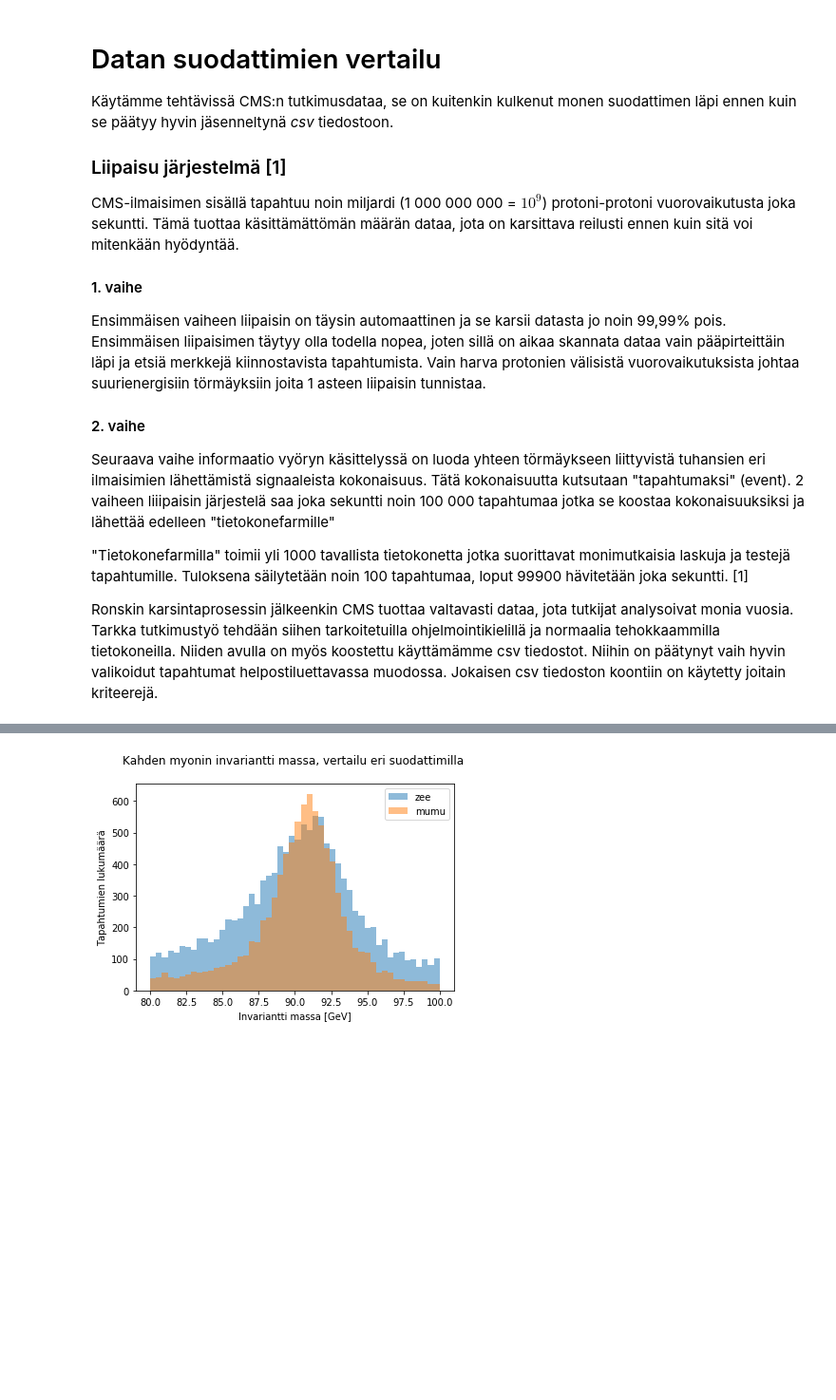
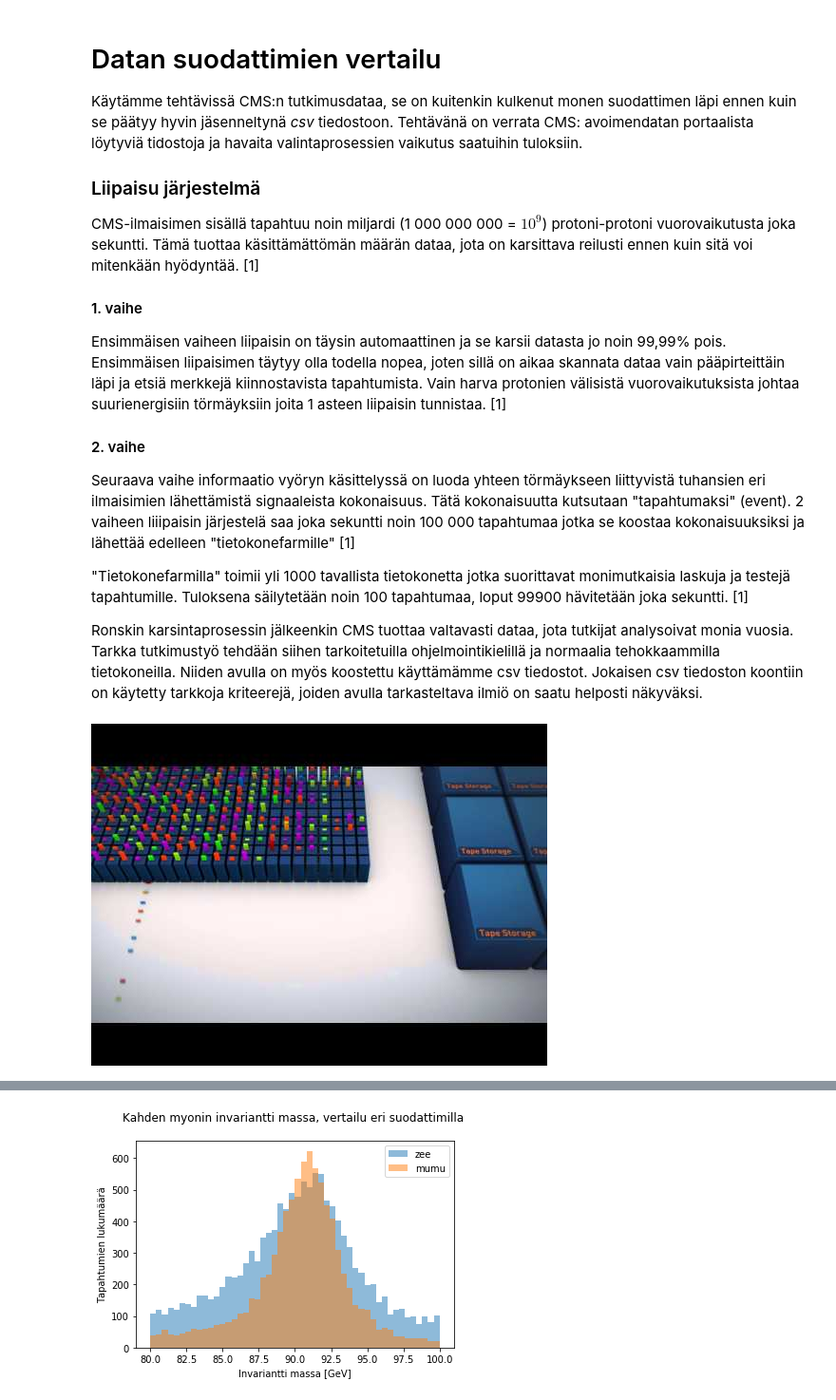
Before and after one commit to cms-opendata-education/cms-jupyter-materials-finnish, a Jupyter notebook: Oppimiskokonaisuudet/Avoin-data-hiukkasfysiikassa/3_Data-analyysi/6_Datan-suodattimien-vertailu.ipynb, the cells around one changed output, grey strips where cells are left out. Shown: that part at 95% size. Drawn from its saved outputs; the diff is of its cells as text; code cells hidden in the pictures; blank space fills up the shorter version.

```diff
--- a/Oppimiskokonaisuudet/Avoin-data-hiukkasfysiikassa/3_Data-analyysi/6_Datan-suodattimien-vertailu.ipynb
+++ b/Oppimiskokonaisuudet/Avoin-data-hiukkasfysiikassa/3_Data-analyysi/6_Datan-suodattimien-vertailu.ipynb
@@ -1,18 +1,24 @@
 # %% [markdown]
 # Datan suodattimien vertailu
 
-Käytämme tehtävissä CMS:n tutkimusdataa, se on kuitenkin kulkenut monen suodattimen läpi ennen kuin se päätyy hyvin jäsenneltynä _csv_ tiedostoon.
+Käytämme tehtävissä CMS:n tutkimusdataa, se on kuitenkin kulkenut monen suodattimen läpi ennen kuin se päätyy hyvin jäsenneltynä _csv_ tiedostoon. Tehtävänä on verrata CMS: avoimendatan portaalista löytyviä tidostoja ja havaita valintaprosessien vaikutus saatuihin tuloksiin.
 
-### Liipaisu järjestelmä [1]
+### Liipaisu järjestelmä
 
-CMS-ilmaisimen sisällä tapahtuu noin miljardi (1 000 000 000 = $10^9$) protoni-protoni vuorovaikutusta joka sekuntti. Tämä tuottaa käsittämättömän määrän dataa, jota on karsittava reilusti ennen kuin sitä voi mitenkään hyödyntää.
+CMS-ilmaisimen sisällä tapahtuu noin miljardi (1 000 000 000 = $10^9$) protoni-protoni vuorovaikutusta joka sekuntti. Tämä tuottaa käsittämättömän määrän dataa, jota on karsittava reilusti ennen kuin sitä voi mitenkään hyödyntää. [1]
 
 #### 1. vaihe
-Ensimmäisen vaiheen liipaisin on täysin automaattinen ja se karsii datasta jo noin 99,99% pois. Ensimmäisen liipaisimen täytyy olla todella nopea, joten sillä on aikaa skannata dataa vain pääpirteittäin läpi ja etsiä merkkejä kiinnostavista tapahtumista. Vain harva protonien välisistä vuorovaikutuksista johtaa suurienergisiin törmäyksiin joita 1 asteen liipaisin tunnistaa.
+Ensimmäisen vaiheen liipaisin on täysin automaattinen ja se karsii datasta jo noin 99,99% pois. Ensimmäisen liipaisimen täytyy olla todella nopea, joten sillä on aikaa skannata dataa vain pääpirteittäin läpi ja etsiä merkkejä kiinnostavista tapahtumista. Vain harva protonien välisistä vuorovaikutuksista johtaa suurienergisiin törmäyksiin joita 1 asteen liipaisin tunnistaa. [1]
 
 #### 2. vaihe
-Seuraava vaihe informaatio vyöryn käsittelyssä on luoda yhteen törmäykseen liittyvistä tuhansien eri ilmaisimien lähettämistä signaaleista kokonaisuus. Tätä kokonaisuutta kutsutaan "tapahtumaksi" (event). 2 vaiheen liiipaisin järjestelä saa joka sekuntti noin 100 000 tapahtumaa jotka se koostaa kokonaisuuksiksi ja lähettää edelleen "tietokonefarmille"
+Seuraava vaihe informaatio vyöryn käsittelyssä on luoda yhteen törmäykseen liittyvistä tuhansien eri ilmaisimien lähettämistä signaaleista kokonaisuus. Tätä kokonaisuutta kutsutaan "tapahtumaksi" (event). 2 vaiheen liiipaisin järjestelä saa joka sekuntti noin 100 000 tapahtumaa jotka se koostaa kokonaisuuksiksi ja lähettää edelleen "tietokonefarmille" [1]
 
 "Tietokonefarmilla" toimii yli 1000 tavallista tietokonetta jotka suorittavat monimutkaisia laskuja ja testejä tapahtumille. Tuloksena säilytetään noin 100 tapahtumaa, loput 99900 hävitetään joka sekuntti.                      [1]
 
-Ronskin karsintaprosessin jälkeenkin CMS tuottaa valtavasti dataa, jota tutkijat analysoivat monia vuosia. Tarkka tutkimustyö tehdään siihen tarkoitetuilla ohjelmointikielillä ja normaalia tehokkaammilla tietokoneilla. Niiden avulla on myös koostettu käyttämämme csv tiedostot. Niihin on päätynyt vaih hyvin valikoidut tapahtumat helpostiluettavassa muodossa. Jokaisen csv tiedoston koontiin on käytetty joitain kriteerejä.
+Ronskin karsintaprosessin jälkeenkin CMS tuottaa valtavasti dataa, jota tutkijat analysoivat monia vuosia. Tarkka tutkimustyö tehdään siihen tarkoitetuilla ohjelmointikielillä ja normaalia tehokkaammilla tietokoneilla. Niiden avulla on myös koostettu käyttämämme csv tiedostot. Jokaisen csv tiedoston koontiin on käytetty tarkkoja kriteerejä, joiden avulla tarkasteltava ilmiö on saatu helposti näkyväksi.
+# %%
+from IPython.lib.display import YouTubeVideo
+YouTubeVideo('jDC3-QSiLB4')
+#https://youtu.be/jDC3-QSiLB4
+# %% [output]
+[figure, added]
```
Also changed, not shown: parts of 7 cells of this notebook, 2 other files.
